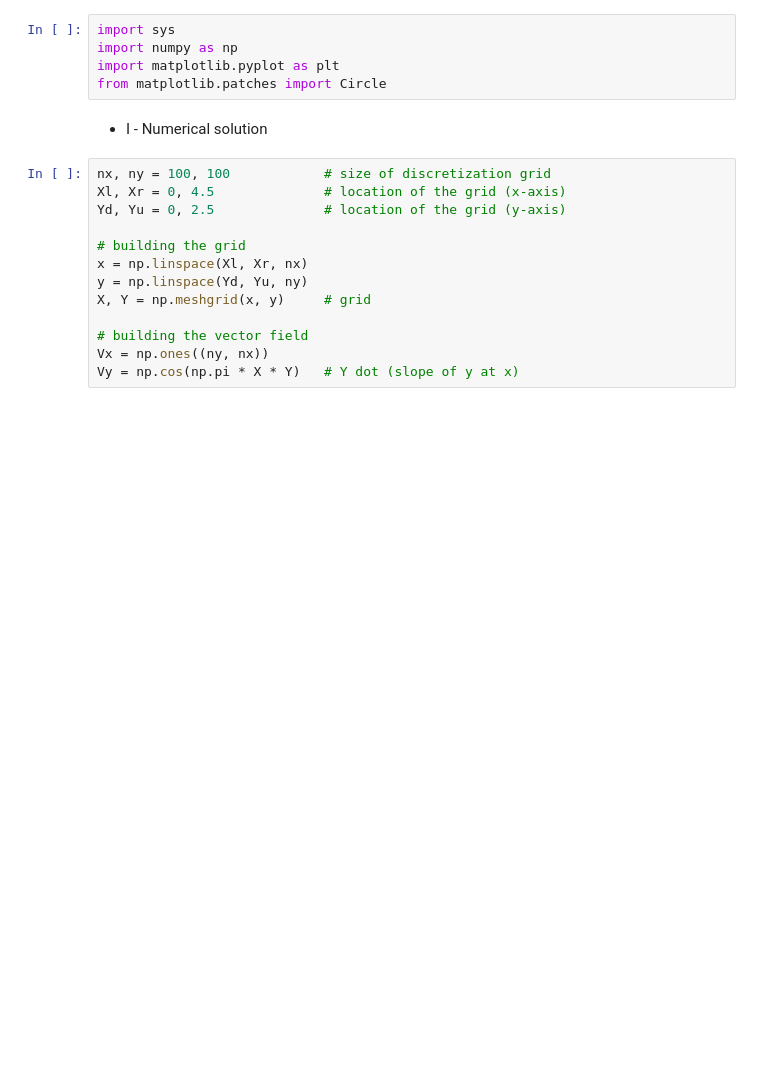
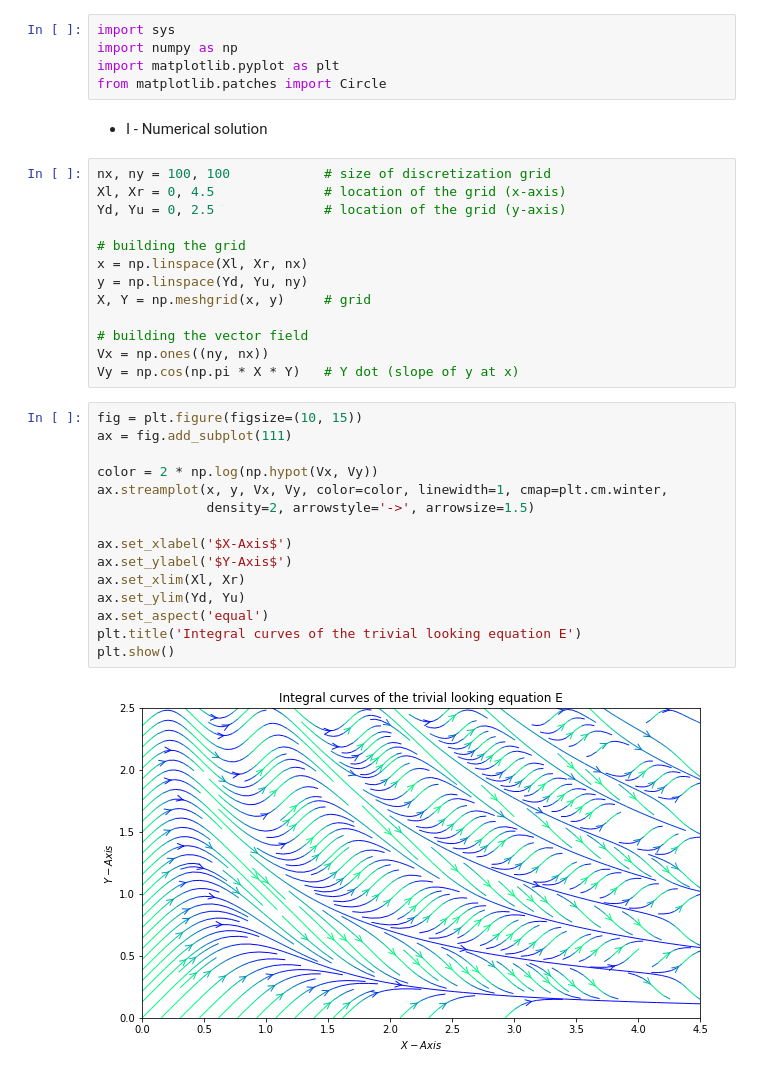
Before and after one commit to A-EL-YAAGOUBI/Differential-equations, a Jupyter notebook: TrivialLookingEquation.ipynb, the cells around one changed output. Drawn from its saved outputs; the diff is of its cells as text; blank space fills up the shorter version.

Commit message:
Added visualization to numerical solution

```diff
--- a/TrivialLookingEquation.ipynb
+++ b/TrivialLookingEquation.ipynb
@@ -30,3 +30,20 @@ X, Y = np.meshgrid(x, y)     # grid
 # building the vector field
 Vx = np.ones((ny, nx))
 Vy = np.cos(np.pi * X * Y)   # Y dot (slope of y at x)
+# %%
+fig = plt.figure(figsize=(10, 15))
+ax = fig.add_subplot(111)
+
+color = 2 * np.log(np.hypot(Vx, Vy))
+ax.streamplot(x, y, Vx, Vy, color=color, linewidth=1, cmap=plt.cm.winter,
+              density=2, arrowstyle='->', arrowsize=1.5)
+
+ax.set_xlabel('$X-Axis$')
+ax.set_ylabel('$Y-Axis$')
+ax.set_xlim(Xl, Xr)
+ax.set_ylim(Yd, Yu)
+ax.set_aspect('equal')
+plt.title('Integral curves of the trivial looking equation E')
+plt.show()
+# %% [output]
+[figure, added]
```
